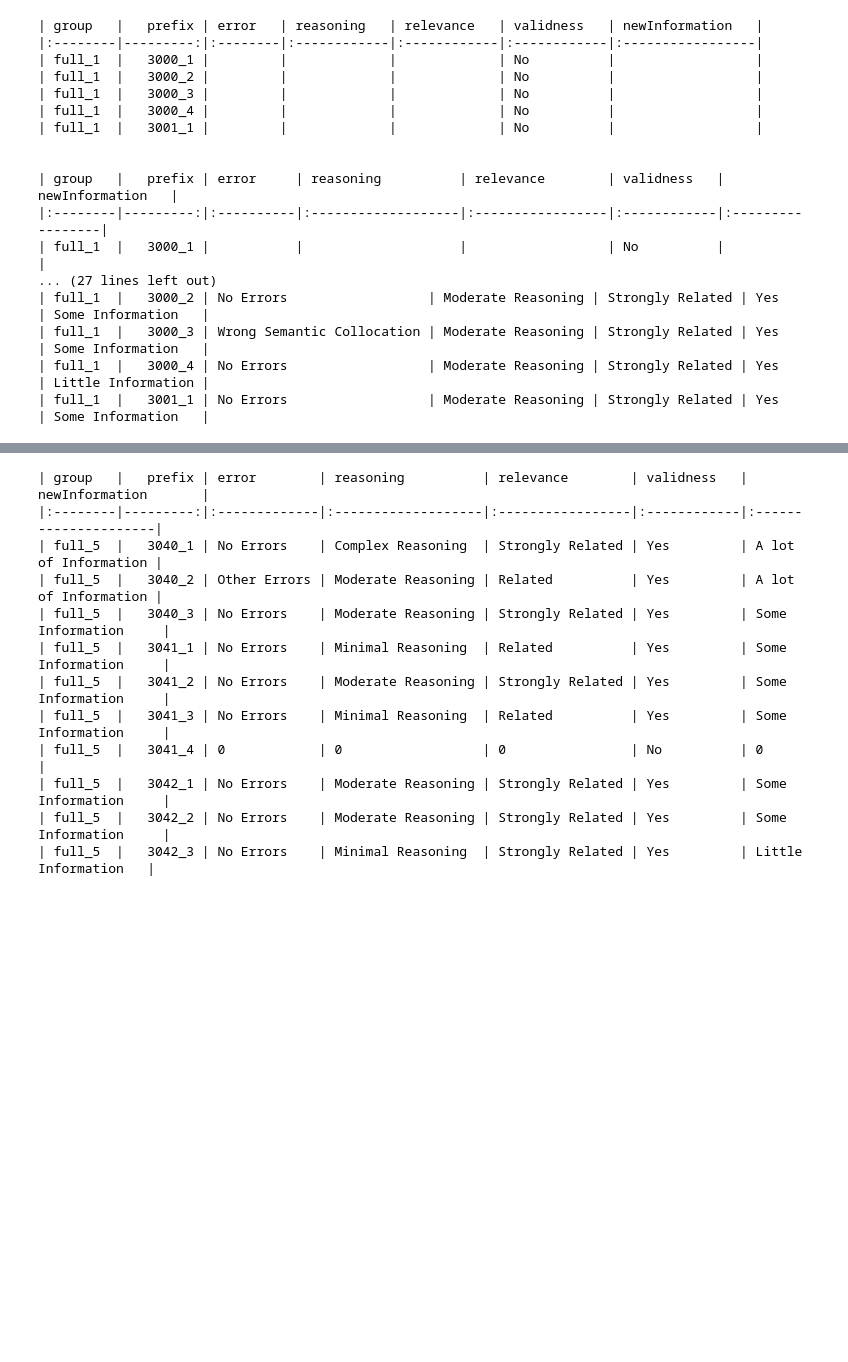
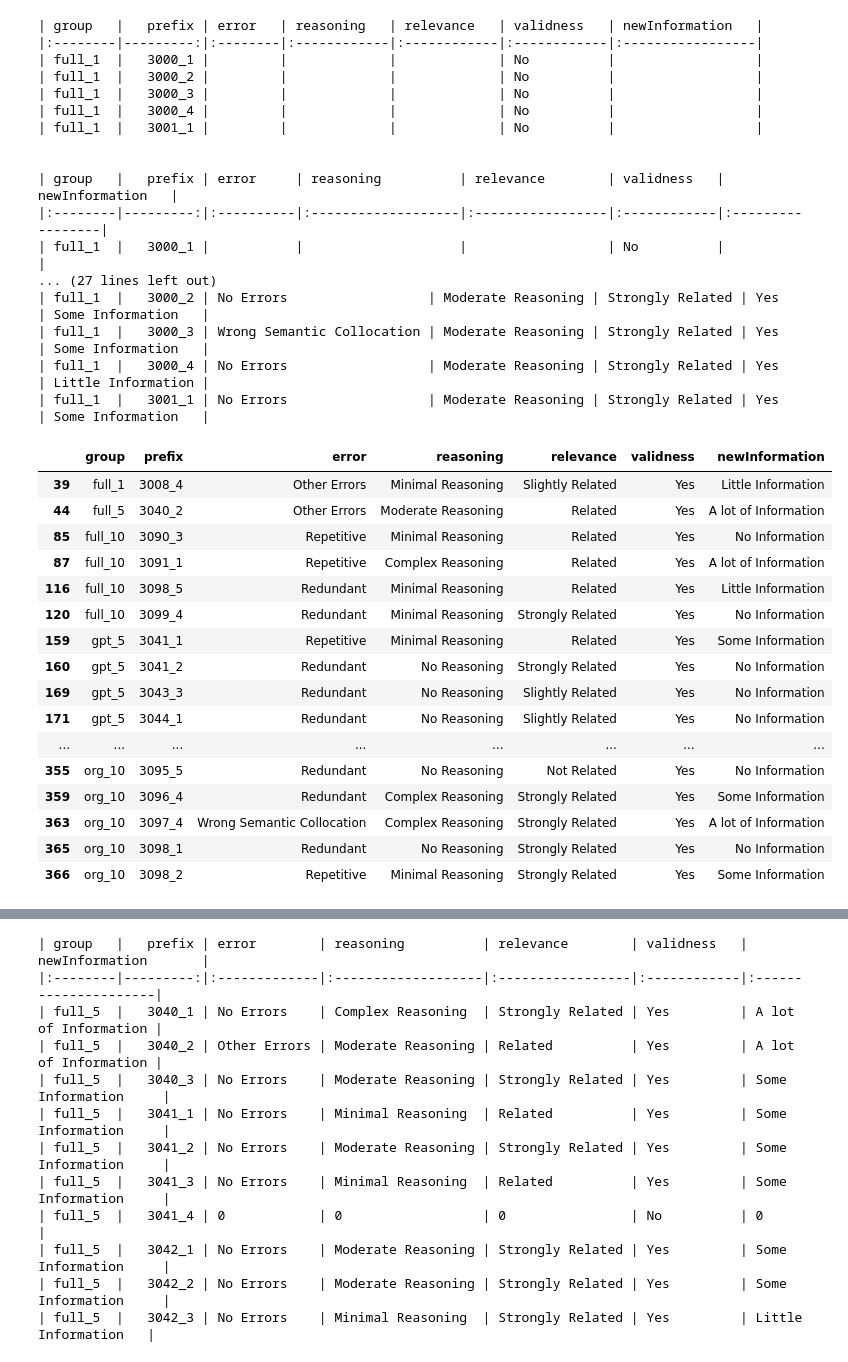
Before and after one commit to zheliu92/nlp_followupqg_public, a Jupyter notebook: Human_Evaluation/Helpers/mode_2_output_analysis.ipynb, the cells around one changed output, grey strips where cells are left out. Cells and saved outputs as stored; diff of their text form; code cells hidden in the pictures; blank space fills up the shorter version.

```diff
--- a/Human_Evaluation/Helpers/mode_2_output_analysis.ipynb
+++ b/Human_Evaluation/Helpers/mode_2_output_analysis.ipynb
@@ -324,3 +327,27 @@ print_pretty_table(data_with_true_values_3.head())
 | full_1  |   3000_3 | Wrong Semantic Collocation | Moderate Reasoning | Strongly Related | Yes         | Some Information   |
 | full_1  |   3000_4 | No Errors                  | Moderate Reasoning | Strongly Related | Yes         | Little Information |
 | full_1  |   3001_1 | No Errors                  | Moderate Reasoning | Strongly Related | Yes         | Some Information   |
+# %%
+filtered_data = data_with_true_values_1_redo.loc[
+    (data_with_true_values_1_redo["error"].notna()) & (data_with_true_values_1_redo["error"] != "No Errors")
+]
+
+filtered_data
+# %% [output]
+|  | group | prefix | error | reasoning | relevance | validness | newInformation |
+| 39 | full_1 | 3008_4 | Other Errors | Minimal Reasoning | Slightly Related | Yes | Little Information |
+| 44 | full_5 | 3040_2 | Other Errors | Moderate Reasoning | Related | Yes | A lot of Information |
+| 85 | full_10 | 3090_3 | Repetitive | Minimal Reasoning | Related | Yes | No Information |
+| 87 | full_10 | 3091_1 | Repetitive | Complex Reasoning | Related | Yes | A lot of Information |
+| 116 | full_10 | 3098_5 | Redundant | Minimal Reasoning | Related | Yes | Little Information |
+| 120 | full_10 | 3099_4 | Redundant | Minimal Reasoning | Strongly Related | Yes | No Information |
+| 159 | gpt_5 | 3041_1 | Repetitive | Minimal Reasoning | Related | Yes | Some Information |
+| 160 | gpt_5 | 3041_2 | Redundant | No Reasoning | Strongly Related | Yes | No Information |
+| 169 | gpt_5 | 3043_3 | Redundant | No Reasoning | Slightly Related | Yes | No Information |
+| 171 | gpt_5 | 3044_1 | Redundant | No Reasoning | Slightly Related | Yes | No Information |
+| ... | ... | ... | ... | ... | ... | ... | ... |
+| 355 | org_10 | 3095_5 | Redundant | No Reasoning | Not Related | Yes | No Information |
+| 359 | org_10 | 3096_4 | Redundant | Complex Reasoning | Strongly Related | Yes | Some Information |
+| 363 | org_10 | 3097_4 | Wrong Semantic Collocation | Complex Reasoning | Strongly Related | Yes | A lot of Information |
+| 365 | org_10 | 3098_1 | Redundant | No Reasoning | Strongly Related | Yes | No Information |
+| 366 | org_10 | 3098_2 | Repetitive | Minimal Reasoning | Strongly Related | Yes | Some Information |
```
Also changed, not shown: parts of 13 cells of this notebook, 4 other files.
